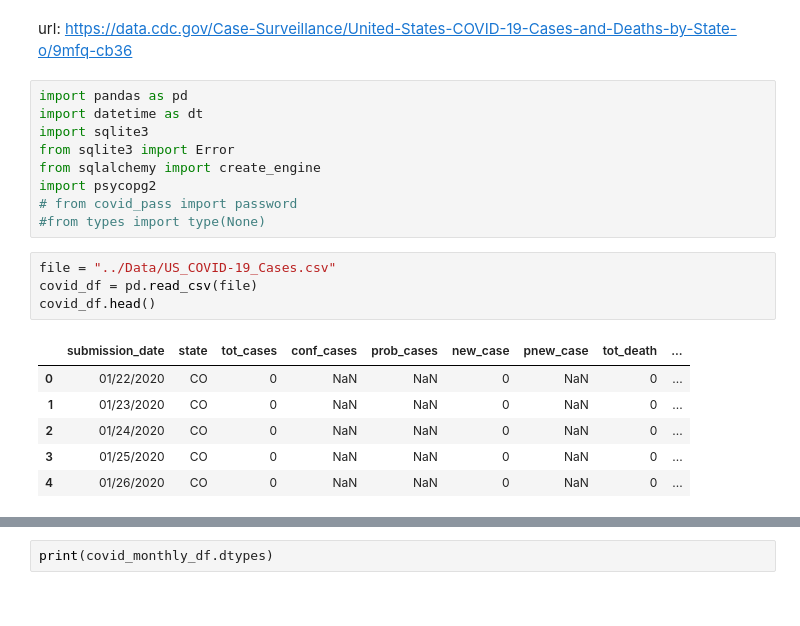
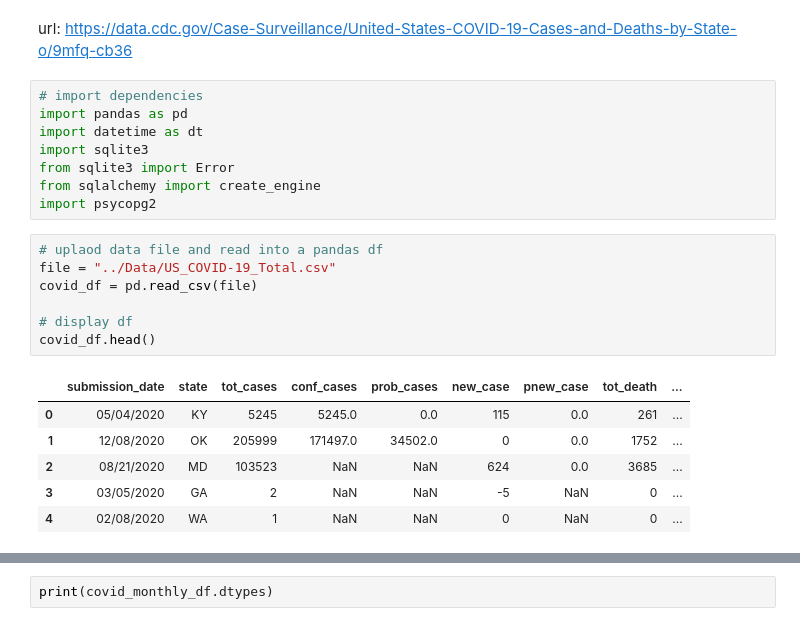
Before and after one commit to lazambrano/Project_2_COVID-19, a Jupyter notebook: Notebooks/analysis.ipynb, the cells around one changed output, grey strips where cells are left out. Drawn from its saved outputs; the diff is of its cells as text.

```diff
--- a/Notebooks/analysis.ipynb
+++ b/Notebooks/analysis.ipynb
@@ -1,25 +1,27 @@
 # %% [markdown]
 url: https://data.cdc.gov/Case-Surveillance/United-States-COVID-19-Cases-and-Deaths-by-State-o/9mfq-cb36
 # %%
+# import dependencies
 import pandas as pd
 import datetime as dt
 import sqlite3
 from sqlite3 import Error
 from sqlalchemy import create_engine
 import psycopg2
-# from covid_pass import password
-#from types import type(None)
 # %%
-file = "../Data/US_COVID-19_Cases.csv"
+# uplaod data file and read into a pandas df
+file = "../Data/US_COVID-19_Total.csv"
 covid_df = pd.read_csv(file)
+
+# display df
 covid_df.head()
 # %% [output]
 |  | submission_date | state | tot_cases | conf_cases | prob_cases | new_case | pnew_case | tot_death | ... |
-| 0 | 01/22/2020 | CO | 0 | NaN | NaN | 0 | NaN | 0 | ... |
-| 1 | 01/23/2020 | CO | 0 | NaN | NaN | 0 | NaN | 0 | ... |
-| 2 | 01/24/2020 | CO | 0 | NaN | NaN | 0 | NaN | 0 | ... |
-| 3 | 01/25/2020 | CO | 0 | NaN | NaN | 0 | NaN | 0 | ... |
-| 4 | 01/26/2020 | CO | 0 | NaN | NaN | 0 | NaN | 0 | ... |
+| 0 | 05/04/2020 | KY | 5245 | 5245.0 | 0.0 | 115 | 0.0 | 261 | ... |
+| 1 | 12/08/2020 | OK | 205999 | 171497.0 | 34502.0 | 0 | 0.0 | 1752 | ... |
+| 2 | 08/21/2020 | MD | 103523 | NaN | NaN | 624 | 0.0 | 3685 | ... |
+| 3 | 03/05/2020 | GA | 2 | NaN | NaN | -5 | NaN | 0 | ... |
+| 4 | 02/08/2020 | WA | 1 | NaN | NaN | 0 | NaN | 0 | ... |
 # %%
 state_df = covid_df.groupby('state').mean().reset_index()
 state_df.head()
```
Also changed, not shown: parts of 17 cells of this notebook, 11 other files.
